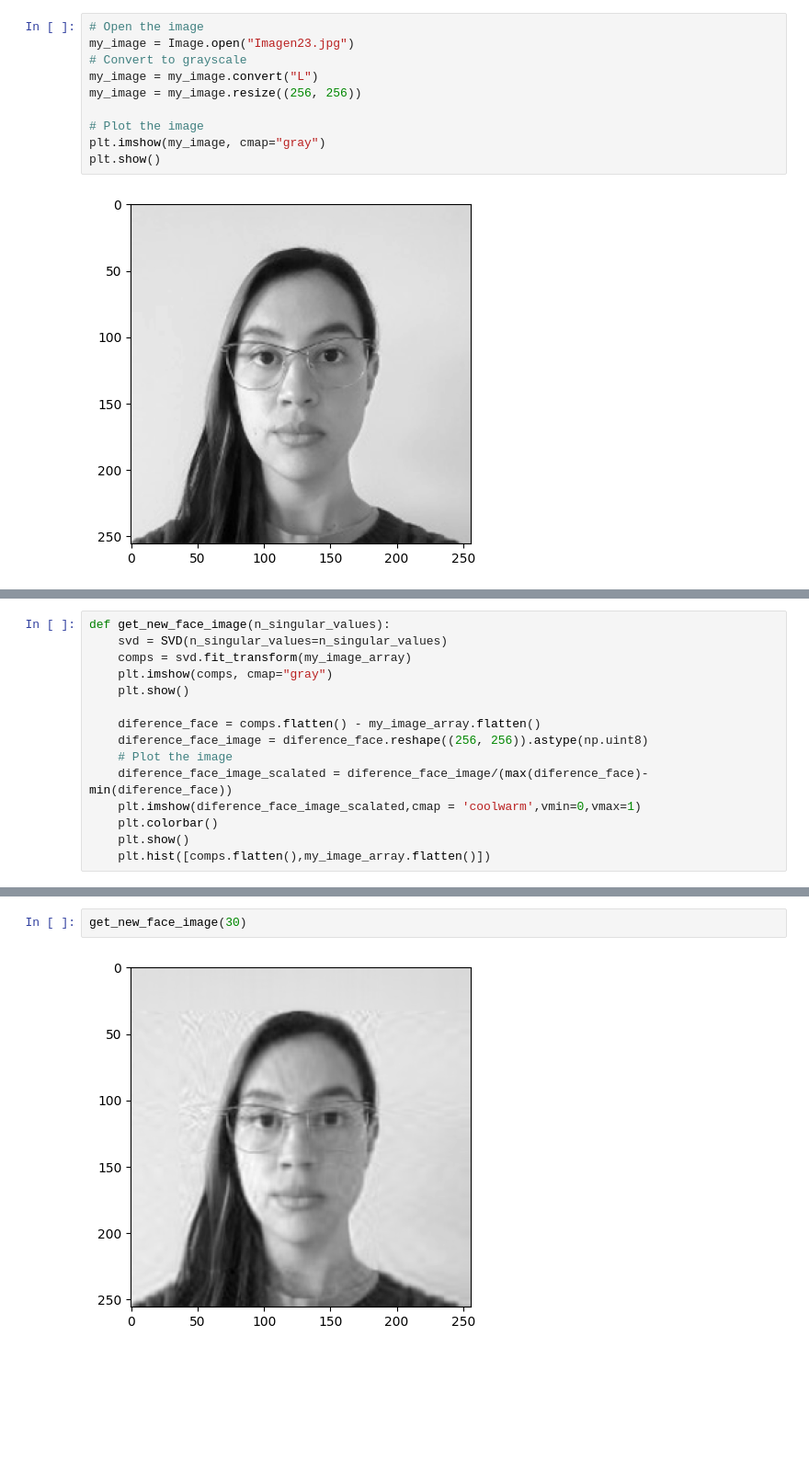
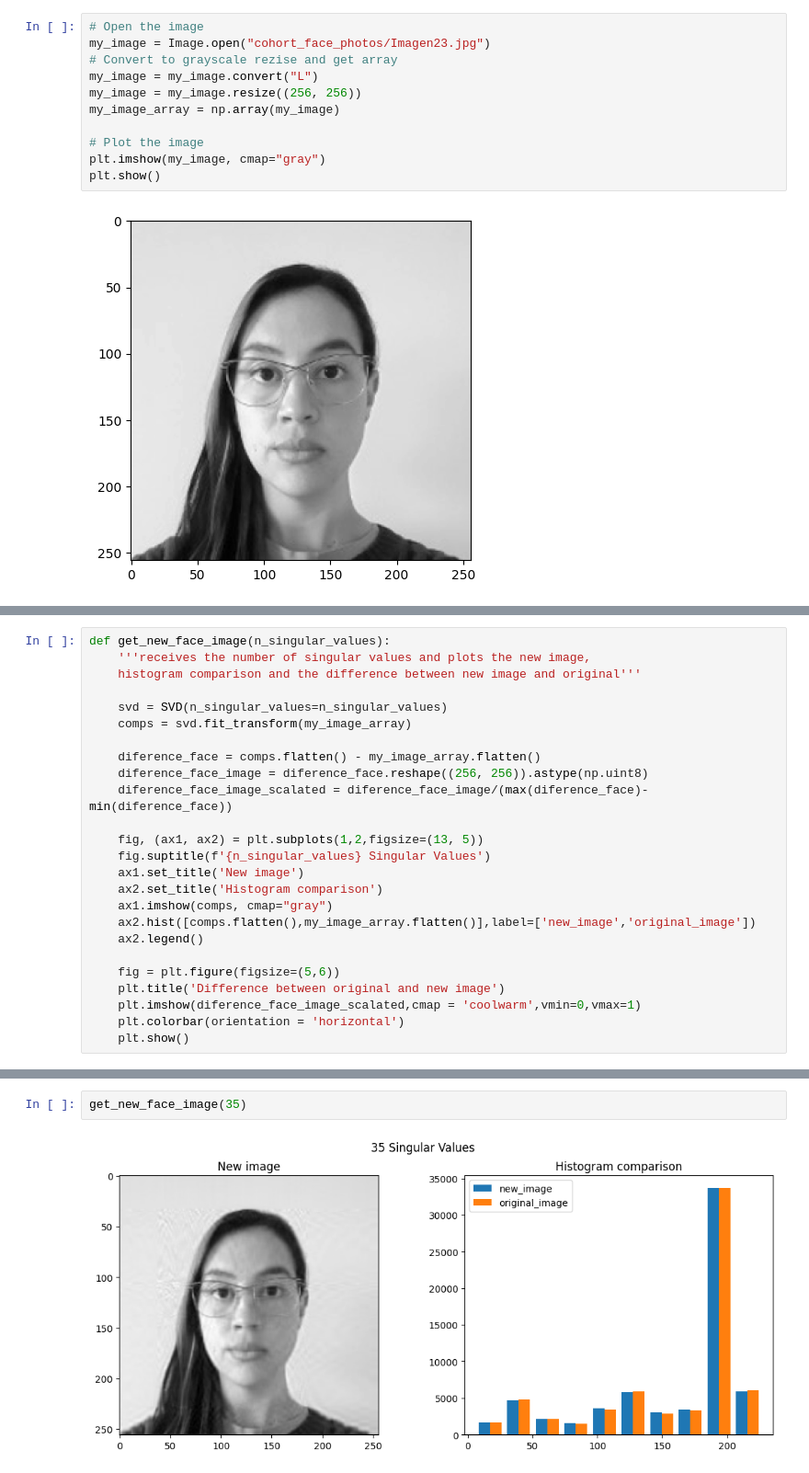
Before and after one commit to vanesalo10/unsupervised-learning-lab, a Jupyter notebook: Assignment_04.ipynb, the cells around one changed output, grey strips where cells are left out. Shown at 92% size. Cells and saved outputs as stored; diff of their text form; blank space fills up the shorter version.

```diff
--- a/Assignment_04.ipynb
+++ b/Assignment_04.ipynb
@@ -6,10 +6,11 @@ import os
 import numpy as np
 # %%
 # Open the image
-my_image = Image.open("Imagen23.jpg")
-# Convert to grayscale
+my_image = Image.open("cohort_face_photos/Imagen23.jpg")
+# Convert to grayscale rezise and get array
 my_image = my_image.convert("L")
 my_image = my_image.resize((256, 256))
+my_image_array = np.array(my_image)
 
 # Plot the image
 plt.imshow(my_image, cmap="gray")
@@ -25,18 +20,28 @@ my_image_array.shape
 # %%
 def get_new_face_image(n_singular_values):
+    '''receives the number of singular values and plots the new image,
+    histogram comparison and the difference between new image and original'''
+
     svd = SVD(n_singular_values=n_singular_values)
     comps = svd.fit_transform(my_image_array)
-    plt.imshow(comps, cmap="gray")
-    plt.show()
 
     diference_face = comps.flatten() - my_image_array.flatten()
     diference_face_image = diference_face.reshape((256, 256)).astype(np.uint8)
-    # Plot the image
     diference_face_image_scalated = diference_face_image/(max(diference_face)-min(diference_face))
+
+    fig, (ax1, ax2) = plt.subplots(1,2,figsize=(13, 5))
+    fig.suptitle(f'{n_singular_values} Singular Values')
+    ax1.set_title('New image')
+    ax2.set_title('Histogram comparison')
+    ax1.imshow(comps, cmap="gray")
+    ax2.hist([comps.flatten(),my_image_array.flatten()],label=['new_image','original_image'])
+    ax2.legend()
+
+    fig = plt.figure(figsize=(5,6))
+    plt.title('Difference between original and new image')
     plt.imshow(diference_face_image_scalated,cmap = 'coolwarm',vmin=0,vmax=1)
-    plt.colorbar()
+    plt.colorbar(orientation = 'horizontal')
     plt.show()
-    plt.hist([comps.flatten(),my_image_array.flatten()])
 # %%
 get_new_face_image(2)
 # %% [output]
@@ -58,4 +60,4 @@ get_new_face_image(20)
 # %%
-get_new_face_image(30)
+get_new_face_image(35)
 # %% [output]
-[figure, old version]
+[figure, new version]
```
Also changed, not shown: parts of 8 cells of this notebook.
